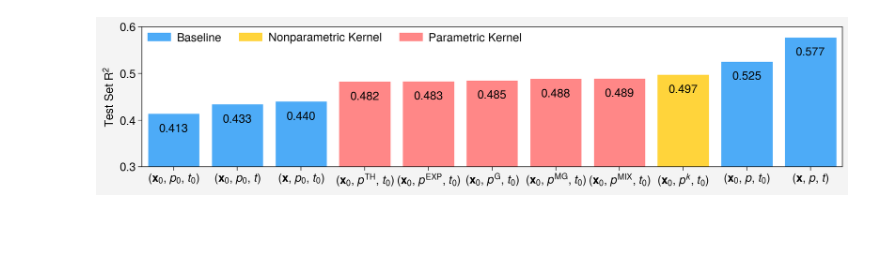
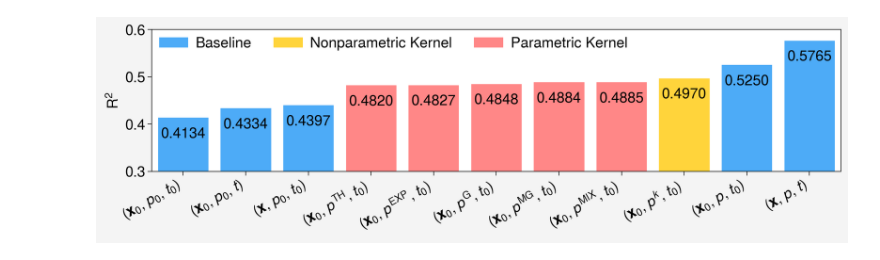
Before and after one commit to savannahferretti/monsoon-kernels, a Jupyter notebook: notebooks/bars.ipynb, the cells around one changed output. Drawn from its saved outputs; the diff is of its cells as text; code cells hidden in the pictures; blank space fills up the shorter version.

Commit message:
Final plot updates

```diff
--- a/notebooks/bars.ipynb
+++ b/notebooks/bars.ipynb
@@ -9,9 +9,9 @@ import xarray as xr
 import proplot as pplt
 from matplotlib.patches import Patch
 warnings.filterwarnings('ignore')
-pplt.rc.update({'fontsize':12,'reso':'xx-hi','figure.dpi':100})
+pplt.rc.update({'fontsize':14,'figure.dpi':100})
 # %%
-with open('/global/cfs/cdirs/m4334/sferrett/monsoon-kernels/scripts/configs.json','r',encoding='utf-8') as f:
+with open('../scripts/configs.json','r',encoding='utf-8') as f:
     CONFIGS = json.load(f)
 SPLITSDIR  = CONFIGS['filepaths']['splits']
 MODELSDIR  = CONFIGS['filepaths']['models']
@@ -19,8 +19,8 @@ PREDSDIR   = CONFIGS['filepaths']['predictions']
 MODELS     = CONFIGS['models']
 SPLIT      = 'test'
 # %%
-def get_r2(ytrue,ypred,dims=None):
-    dims  = list(ytrue.dims) if dims is None else dims
+def get_r2(ytrue,ypred):
+    dims  = list(ytrue.dims)
     ssres = ((ytrue-ypred)**2).sum(dim=dims,skipna=True)
     sstot = ((ytrue-ytrue.mean(dim=dims,skipna=True))**2).sum(dim=dims,skipna=True)
     return 1-ssres/sstot
@@ -37,13 +37,11 @@ for model in MODELS:
     with xr.open_dataset(filepath,engine='h5netcdf') as ds:
         ypred = ds.pr.load()
     ytrue,ypred = xr.align(truepr,ypred,join='inner')
-    r2     = get_r2(ytrue,ypred,dims=None)
+    r2     = get_r2(ytrue,ypred)
     r2mean = float(r2.mean('seed'))
     r2std  = float(r2.std('seed'))
-    color  = ('yellow4' if ('kernel' in name and 'nonparametric' in name)
-              else 'red4' if ('kernel' in name) else 'blue4')
+    color  = ('yellow4' if ('kernel' in name and 'nonparametric' in name) else 'red4' if ('kernel' in name) else 'blue4')
     results.append((name,desc,r2mean,r2std,color))
-    print(desc,r2mean,r2std)
 
 print(f'Found {len(results)} models with predictions!')
 # %% [output]
@@ -66,16 +53,16 @@ means  = [item[2] for item in results]
 stds   = [item[3] for item in results]
 colors = [item[4] for item in results]
 # %%
-fig,ax = pplt.subplots(refwidth=10,refheight=2)
-ax.format(ylabel='Test Set R$^2$',ylim=(0.3,0.6),yticks=0.1,yminorticks='none',grid=False)
+fig,ax = pplt.subplots(width=10,height=3)
+ax.format(grid=False,xrotation=30,ylabel='R$^2$',ylim=(0.3,0.6),yticks=0.1,yminorticks='none')
 bars = ax.bar(labels,means,color=colors)
 for bar,mean,std in zip(bars,means,stds):
-    ax.text(bar.get_x()+bar.get_width()/2,bar.get_height()-0.02,f'{mean:.3f}',ha='center',va='top')
+    ax.text(bar.get_x()+bar.get_width()/2,bar.get_height()-0.02,f'{mean:.4f}',ha='center',va='top')
 elements = [Patch(facecolor='blue4',label='Baseline'),
             Patch(facecolor='yellow4',label='Nonparametric Kernel'),
             Patch(facecolor='red4',label='Parametric Kernel')]
 ax.legend(handles=elements,loc='ul',ncols=3,frameon=False)
 pplt.show()
 fig.save('../figs/fig_2.png')
 # %% [output]
-[figure, old version]
+[figure, new version]
```
Also changed, not shown: parts of 1 cell of this notebook, 4 other files.
